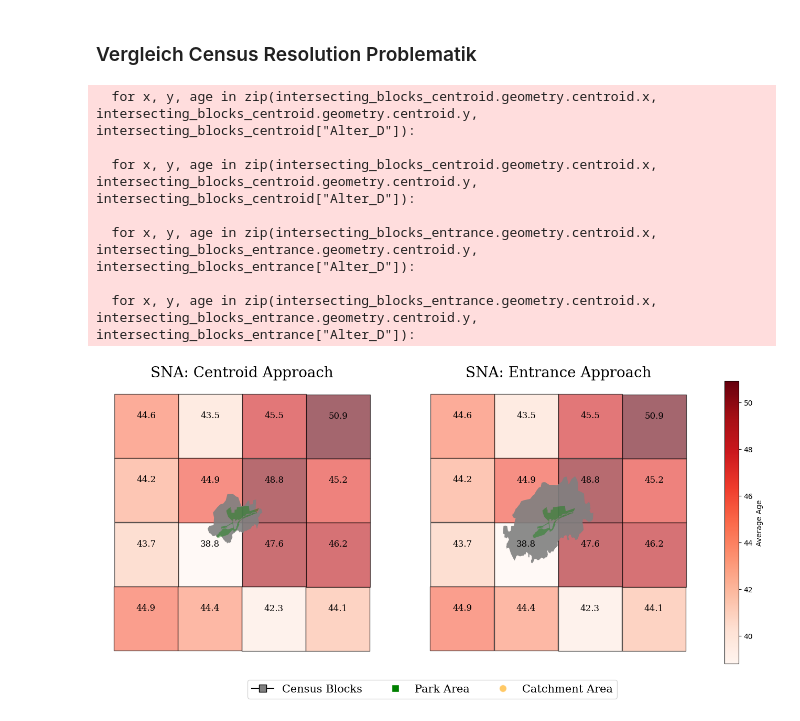
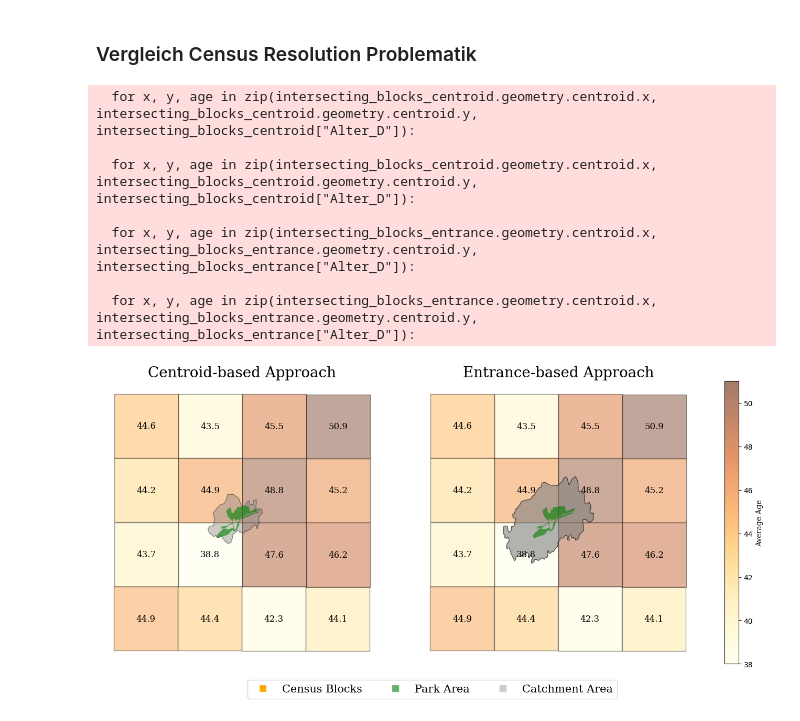
Before and after one commit to NicoLanghans/Master-Thesis, a Jupyter notebook: visualizations/maps.ipynb, the cells around one changed output. Drawn from its saved outputs; the diff is of its cells as text; code cells hidden in the pictures.

```diff
--- a/visualizations/maps.ipynb
+++ b/visualizations/maps.ipynb
@@ -171,3 +173,9 @@ census_bbox.head(2)
 |  | Einwohner | Alter_D | unter18_A | ab65_A | Auslaender_A | HHGroesse_D | Leerstandsquote | Wohnfl_Bew_D | ... |
 | 0 | 3 | -9.0 | 0.0 | 0.0 | 0.0 | -1.0 | -1.0 | -9.0 | ... |
 | 1 | 3 | -9.0 | 0.0 | 100.0 | 0.0 | -1.0 | -1.0 | -9.0 | ... |
+# %%
+park_areas = park_areas.drop(park_areas[park_areas.name == 'Oejendorfer Park'].index)
+park_areas = park_areas.drop(park_areas[park_areas.name == 'oejendorfer Park'].index)
+park_areas = park_areas.drop(park_areas[park_areas.name == 'Stadtpark'].index)
+park_areas = park_areas.drop(park_areas[park_areas.name == 'Altonaer Volkspark'].index)
+park_areas = park_areas.drop(park_areas[park_areas.name == 'Waldpark Marienhoehe'].index)
@@ -282,13 +310,13 @@ intersecting_blocks_centroid = centroid_intersection[centroid_intersection["name
 intersecting_blocks_entrance = entrance_intersection[entrance_intersection["name"] == park_name].round({"Alter_D":1, "share_overlap_pop": 1,  "share_overlap_sozio": 1})
 
 fig, ax = plt.subplots(1, 2, figsize=(20, 7))
-font_size = 12
+font_size = 15
 
 # Plotting Centroid Approach Data
 intersecting_blocks_centroid.plot(ax=ax[0], facecolor = 'grey', edgecolor = 'black', alpha = 0.2, label = 'Census Blocks')
 catchment_centroid_park_df.plot(ax=ax[0],facecolor = 'orange',alpha = 0.6, label = 'Catchment Area')
 park_area.plot(ax=ax[0], facecolor = 'green', label = "Park")
-ax[0].set_title('SNA: Centroid Approach',fontsize = 20, fontfamily ='serif')
+ax[0].set_title('Centroid-based Approach',fontsize = 20, fontfamily ='serif')
 
 for x, y, age, share_pop, share_sozio in zip(intersecting_blocks_centroid.geometry.centroid.x, intersecting_blocks_centroid.geometry.centroid.y, intersecting_blocks_centroid["Alter_D"], intersecting_blocks_centroid["share_overlap_pop"],intersecting_blocks_centroid["share_overlap_sozio"]):
     ax[0].text(x, y+0.0015, "age Ø "+str(age),font =FontProperties(family='serif', size = font_size), ha='center', va='center')
@@ -299,7 +327,7 @@ for x, y, age, share_pop, share_sozio in zip(intersecting_blocks_centroid.geomet
 intersecting_blocks_entrance.plot(ax=ax[1], facecolor = 'grey', edgecolor = 'black', alpha = 0.2, label = 'Census Blocks')
 catchment_entrance_park_df.plot(ax=ax[1],facecolor = 'orange',alpha = 0.6, label = 'Catchment Area')
 park_area.plot(ax=ax[1], facecolor = 'green', label = "Park")
-ax[1].set_title('SNA: Entrance Approach',fontsize = 20, fontfamily ='serif')
+ax[1].set_title('Entrance-based Approach',fontsize = 20, fontfamily ='serif')
 
 for x, y, age, share_pop, share_sozio in zip(intersecting_blocks_entrance.geometry.centroid.x, intersecting_blocks_entrance.geometry.centroid.y, intersecting_blocks_entrance["Alter_D"], intersecting_blocks_entrance["share_overlap_pop"],intersecting_blocks_entrance["share_overlap_sozio"]):
     ax[1].text(x, y+0.0015, "age Ø "+str(age),font =FontProperties(family='serif', size = font_size), ha='center', va='center')
@@ -309,9 +337,9 @@ for x, y, age, share_pop, share_sozio in zip(intersecting_blocks_entrance.geomet
 
 # Legend configurations
 legend_elements = [
-    Line2D([0], [0], marker='s', color='black', markerfacecolor='grey',  markersize=10, label='Census Blocks'),
+    Line2D([0], [0], marker='s', color='w', markerfacecolor='grey',  markersize=10, label='Census Blocks'),
     Line2D([0], [0], marker='s', color='w', markerfacecolor='green', markersize=10, label='Park Area'),
-    Line2D([0], [0], marker='o', color='w', markerfacecolor='orange', alpha = 0.6 ,markersize=10, label='Catchment Area')
+    Line2D([0], [0], marker='s', color='w', markerfacecolor='orange', alpha = 0.6 ,markersize=10, label='Catchment Area')
 ]
 
 fig.legend(handles=legend_elements, loc='lower center', prop = FontProperties(family='serif', size = 15),ncol=3)
@@ -319,6 +347,7 @@ ax[0].set_axis_off()
 ax[1].set_axis_off()
 
 plt.subplots_adjust(wspace = -0.4)
+plt.savefig('census_catchment_calculation.png', bbox_inches='tight')
 # %% [output]
   for x, y, age, share_pop, share_sozio in zip(intersecting_blocks_centroid.geometry.centroid.x, intersecting_blocks_centroid.geometry.centroid.y, intersecting_blocks_centroid["Alter_D"], intersecting ...
 
@@ -430,55 +462,57 @@ bbox_4326_entrance["name"] = catchment_entrance_park_df["name"]
 intersecting_blocks_centroid = gpd.sjoin(census_bbox,bbox_4326_centroid,how = "inner", predicate="intersects").round({"Alter_D":1})
 intersecting_blocks_entrance = gpd.sjoin(census_bbox,bbox_4326_entrance,how = "inner", predicate="intersects").round({"Alter_D":1})
 
-# find subset of census blocks intersecting using exisiting files
-#intersecting_blocks_centroid = centroid_intersection[centroid_intersection["name"] == park_name].round({"Alter_D":1, "share_overlap_pop": 1,  "share_overlap_sozio": 1})
-#intersecting_blocks_entrance = entrance_intersection[entrance_intersection["name"] == park_name].round({"Alter_D":1, "share_overlap_pop": 1,  "share_overlap_sozio": 1})
-
 fig, ax = plt.subplots(1, 2, figsize=(20, 7))
 font_size = 12
 
 # Plotting Centroid Approach Data
-intersecting_blocks_centroid.plot(ax=ax[0], cmap='Reds', facecolor = 'grey', edgecolor = 'black', alpha = 0.6, label = 'Census Blocks')
-catchment_centroid_park_df.plot(ax=ax[0],facecolor = 'grey',alpha = 0.9, label = 'Catchment Area')
-park_area.plot(ax=ax[0], facecolor = 'green',alpha = 0.4, label = "Park")
-ax[0].set_title('SNA: Centroid Approach',fontsize = 20, fontfamily ='serif')
+intersecting_blocks_centroid.plot(ax=ax[0], cmap='YlOrBr', facecolor = 'grey', edgecolor = 'black', alpha = 0.4, label = 'Census Blocks')
+catchment_centroid_park_df.plot(ax=ax[0],facecolor = 'grey',alpha = 0.4, edgecolor = 'black', label = 'Catchment Area')
+park_area.plot(ax=ax[0], facecolor = 'green',alpha = 0.6, label = "Park")
+ax[0].set_title('Centroid-based Approach',fontsize = 20, fontfamily ='serif')
 
 for x, y, age in zip(intersecting_blocks_centroid.geometry.centroid.x, intersecting_blocks_centroid.geometry.centroid.y, intersecting_blocks_centroid["Alter_D"]):
-    ax[0].text(x, y+0.0015, str(age),font =FontProperties(family='serif', size = font_size), ha='center', va='center')
+    ax[0].text(x, y, str(age),font =FontProperties(family='serif', size = font_size), ha='center', va='center')
+
 
 # Plotting Entrance Approach Data
-intersecting_blocks_entrance.plot(ax=ax[1],cmap='Reds', facecolor = 'grey', edgecolor = 'black', alpha = 0.6, label = 'Census Blocks')
-catchment_entrance_park_df.plot(ax=ax[1],facecolor = 'grey',alpha = 0.9, label = 'Catchment Area')
-park_area.plot(ax=ax[1], facecolor = 'green',alpha = 0.4, label = "Park")
-ax[1].set_title('SNA: Entrance Approach',fontsize = 20, fontfamily ='serif')
+intersecting_blocks_entrance.plot(ax=ax[1],cmap=my_cmap, facecolor = 'grey', edgecolor = 'black', alpha = 0.4, label = 'Census Blocks')
+catchment_entrance_park_df.plot(ax=ax[1],facecolor = 'grey',alpha = 0.6,edgecolor = 'black', label = 'Catchment Area')
+park_area.plot(ax=ax[1], facecolor = 'green',alpha = 0.6, label = "Park")
+ax[1].set_title('Entrance-based Approach',fontsize = 20, fontfamily ='serif')
 
 for x, y, age in zip(intersecting_blocks_entrance.geometry.centroid.x, intersecting_blocks_entrance.geometry.centroid.y, intersecting_blocks_entrance["Alter_D"]):
-    ax[1].text(x, y+0.0015, str(age),font =FontProperties(family='serif', size = font_size), ha='center', va='center')
+    ax[1].text(x, y, str(age),font =FontProperties(family='serif', size = font_size), ha='center', va='center')
 
-vmin, vmax = intersecting_blocks_entrance['Alter_D'].min(), intersecting_blocks_entrance['Alter_D'].max()
-sm = plt.cm.ScalarMappable(cmap='Reds', norm=plt.Normalize(vmin=vmin, vmax=vmax))
-sm._A = []  # Dummy-Array für den Datenbereich
-cbar = plt.colorbar(sm, ax=ax[1], label='Average Age')
+
+# colorbar for age variable
+vmin, vmax = 38, 51
+sm = plt.cm.ScalarMappable(cmap='YlOrBr', norm=plt.Normalize(vmin=vmin, vmax=vmax))
+sm._A = []
+cbar = fig.colorbar(sm, alpha = 0.6)
+cbar.set_label(label = 'Average Age',family = 'serif')
+
 
 
 # Legend configurations
 legend_elements = [
-    Line2D([0], [0], marker='s', color='black', markerfacecolor='grey',  markersize=10, label='Census Blocks'),
-    Line2D([0], [0], marker='s', color='w', markerfacecolor='green', markersize=10, label='Park Area'),
-    Line2D([0], [0], marker='o', color='w', markerfacecolor='orange', alpha = 0.6 ,markersize=10, label='Catchment Area')
+    Line2D([0], [0], marker='s', color='w', markerfacecolor= 'orange',  markersize=10, label='Census Blocks'),
+    Line2D([0], [0], marker='s', color='w', markerfacecolor='green', alpha = 0.6, markersize=10, label='Park Area'),
+    Line2D([0], [0], marker='s', color='w', markerfacecolor='grey', alpha = 0.4 ,markersize=10, label='Catchment Area')
 ]
 
 fig.legend(handles=legend_elements, loc='lower center', prop = FontProperties(family='serif', size = 15),ncol=3)
 ax[0].set_axis_off()
 ax[1].set_axis_off()
 
 plt.subplots_adjust(wspace = -0.4)
+plt.savefig('census_resolution_problem.png', bbox_inches='tight')
 # %% [output]
   for x, y, age in zip(intersecting_blocks_centroid.geometry.centroid.x, intersecting_blocks_centroid.geometry.centroid.y, intersecting_blocks_centroid["Alter_D"]):
 
   for x, y, age in zip(intersecting_blocks_centroid.geometry.centroid.x, intersecting_blocks_centroid.geometry.centroid.y, intersecting_blocks_centroid["Alter_D"]):
 
   for x, y, age in zip(intersecting_blocks_entrance.geometry.centroid.x, intersecting_blocks_entrance.geometry.centroid.y, intersecting_blocks_entrance["Alter_D"]):
 
   for x, y, age in zip(intersecting_blocks_entrance.geometry.centroid.x, intersecting_blocks_entrance.geometry.centroid.y, intersecting_blocks_entrance["Alter_D"]):
-[figure, old version]
+[figure, new version]
```
Also changed, not shown: parts of 8 cells of this notebook, 15 other files.
